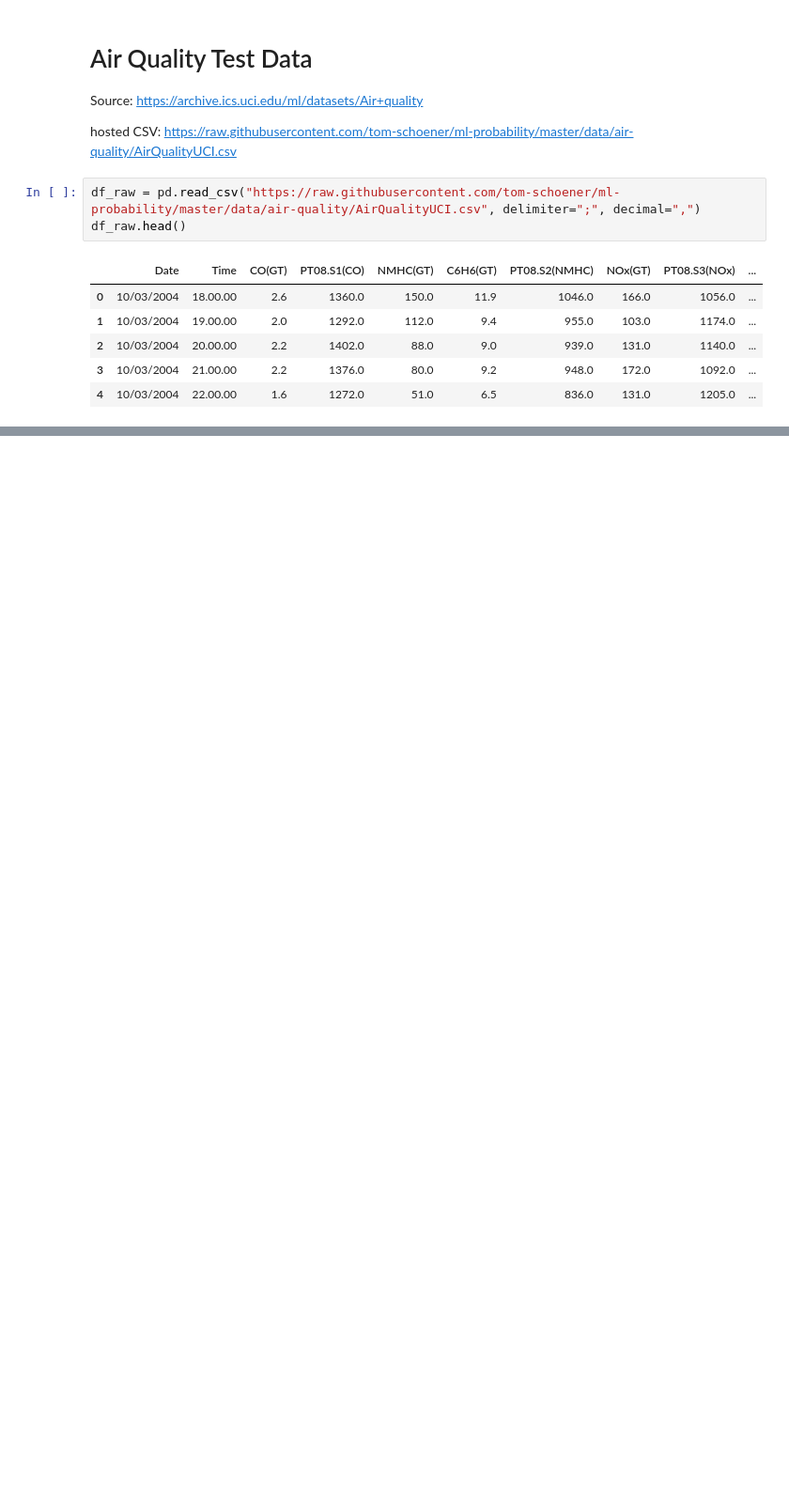
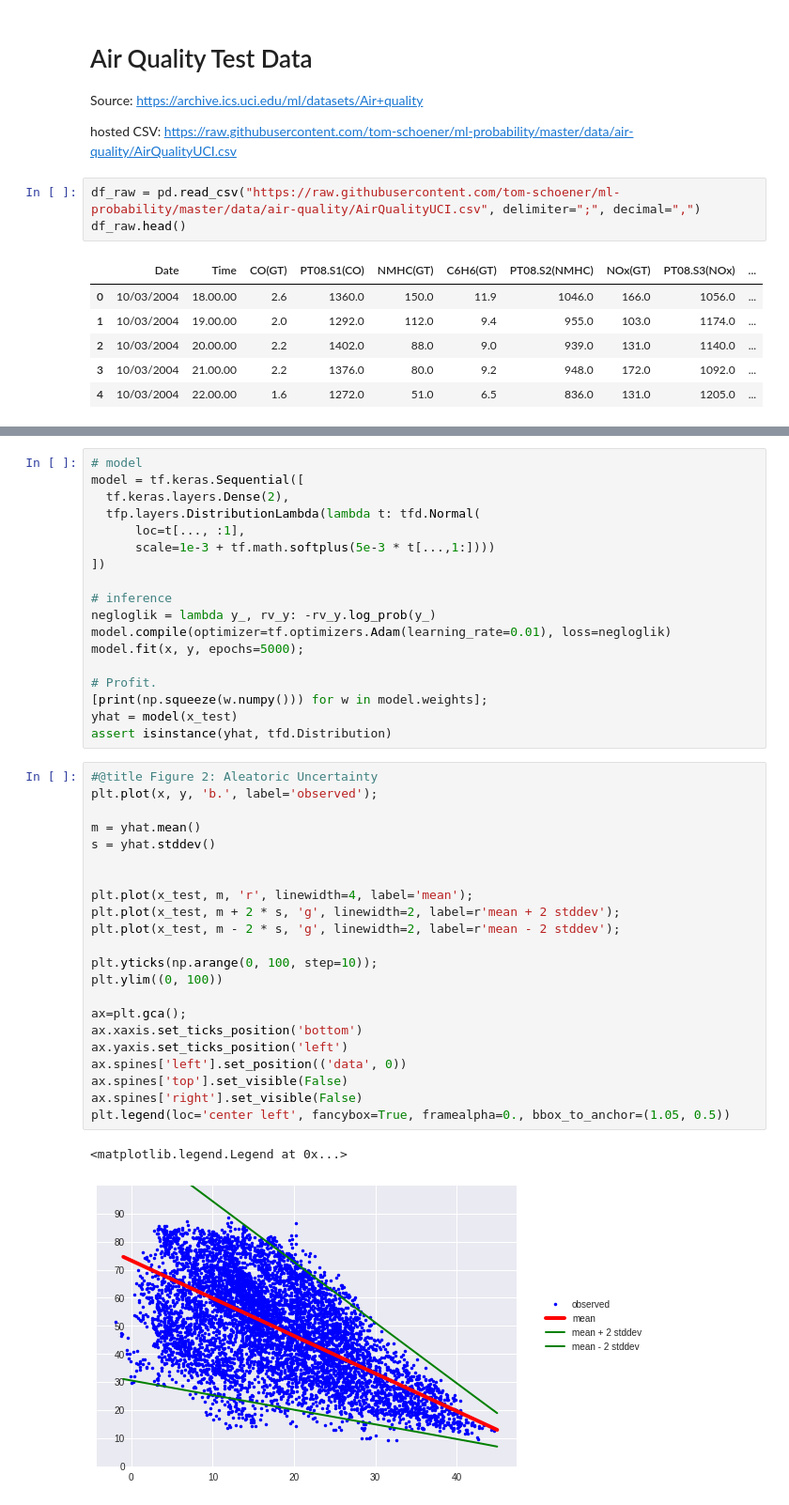
Before and after one commit to tom-schoener/ml-probability, a Jupyter notebook: tfp-evaluation/notebooks/air_quality.ipynb, the cells around one changed output, grey strips where cells are left out. Shown at 94% size. Drawn from its saved outputs; the diff is of its cells as text; blank space fills up the shorter version.

```diff
--- a/tfp-evaluation/notebooks/air_quality.ipynb
+++ b/tfp-evaluation/notebooks/air_quality.ipynb
@@ -122,0 +189,43 @@ for col in df.columns:
+# %%
+# model
+model = tf.keras.Sequential([
+  tf.keras.layers.Dense(2),
+  tfp.layers.DistributionLambda(lambda t: tfd.Normal(
+      loc=t[..., :1],
+      scale=1e-3 + tf.math.softplus(5e-3 * t[...,1:])))
+])
+
+# inference
+negloglik = lambda y_, rv_y: -rv_y.log_prob(y_)
+model.compile(optimizer=tf.optimizers.Adam(learning_rate=0.01), loss=negloglik)
+model.fit(x, y, epochs=5000);
+
+# Profit.
+[print(np.squeeze(w.numpy())) for w in model.weights];
+yhat = model(x_test)
+assert isinstance(yhat, tfd.Distribution)
+# %%
+#@title Figure 2: Aleatoric Uncertainty
+plt.plot(x, y, 'b.', label='observed');
+
+m = yhat.mean()
+s = yhat.stddev()
+
+
+plt.plot(x_test, m, 'r', linewidth=4, label='mean');
+plt.plot(x_test, m + 2 * s, 'g', linewidth=2, label=r'mean + 2 stddev');
+plt.plot(x_test, m - 2 * s, 'g', linewidth=2, label=r'mean - 2 stddev');
+
+plt.yticks(np.arange(0, 100, step=10));
+plt.ylim((0, 100))
+
+ax=plt.gca();
+ax.xaxis.set_ticks_position('bottom')
+ax.yaxis.set_ticks_position('left')
+ax.spines['left'].set_position(('data', 0))
+ax.spines['top'].set_visible(False)
+ax.spines['right'].set_visible(False)
+plt.legend(loc='center left', fancybox=True, framealpha=0., bbox_to_anchor=(1.05, 0.5))
+# %% [output]
+<matplotlib.legend.Legend at 0x...>
+[figure, added]
```
Also changed, not shown: parts of 8 cells of this notebook.
